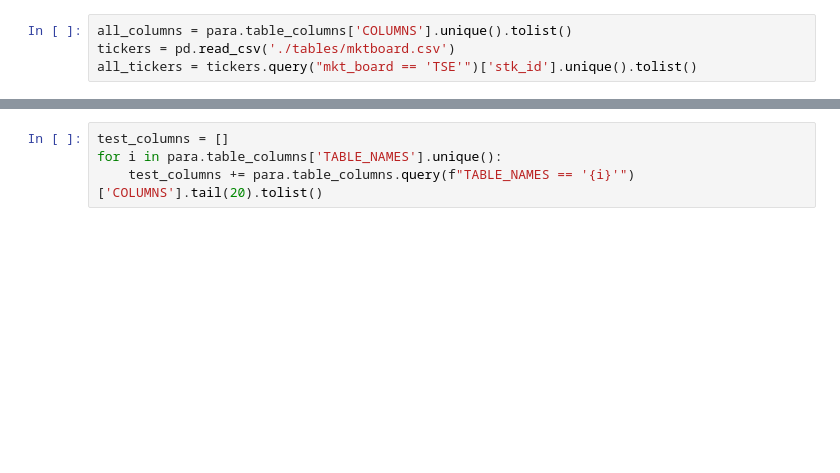
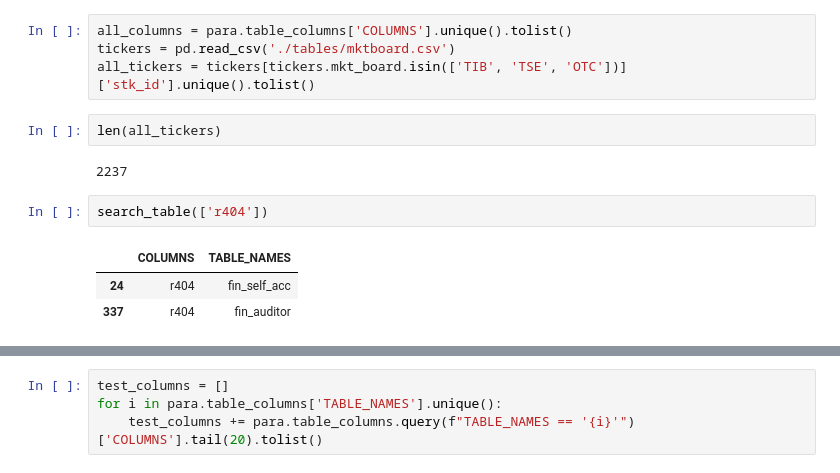
Before and after one commit to LEOHuang5555/TEJ-Tool-API, a Jupyter notebook: all_sample_test.ipynb, the cells around one changed output, grey strips where cells are left out. Cells and saved outputs as stored; diff of their text form; blank space fills up the shorter version.

```diff
--- a/all_sample_test.ipynb
+++ b/all_sample_test.ipynb
@@ -12,4 +12,14 @@ import time
 # %%
 all_columns = para.table_columns['COLUMNS'].unique().tolist()
 tickers = pd.read_csv('./tables/mktboard.csv')
-all_tickers = tickers.query("mkt_board == 'TSE'")['stk_id'].unique().tolist()
+all_tickers = tickers[tickers.mkt_board.isin(['TIB', 'TSE', 'OTC'])]['stk_id'].unique().tolist()
+# %%
+len(all_tickers)
+# %% [output]
+2237
+# %%
+search_table(['r404'])
+# %% [output]
+|  | COLUMNS | TABLE_NAMES |
+| 24 | r404 | fin_self_acc |
+| 337 | r404 | fin_auditor |
```
Also changed, not shown: parts of 15 cells of this notebook, 10 other files.
